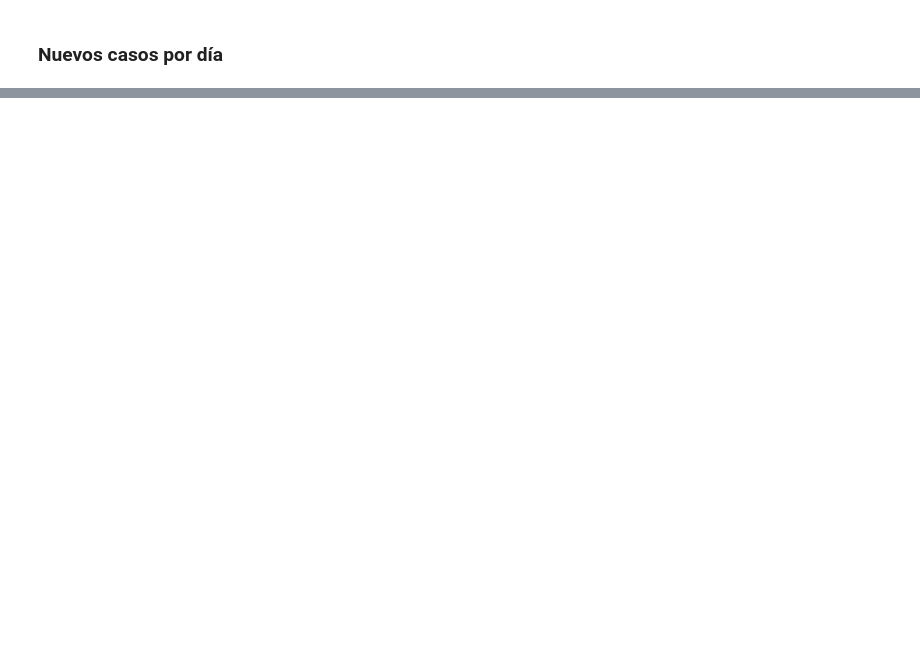
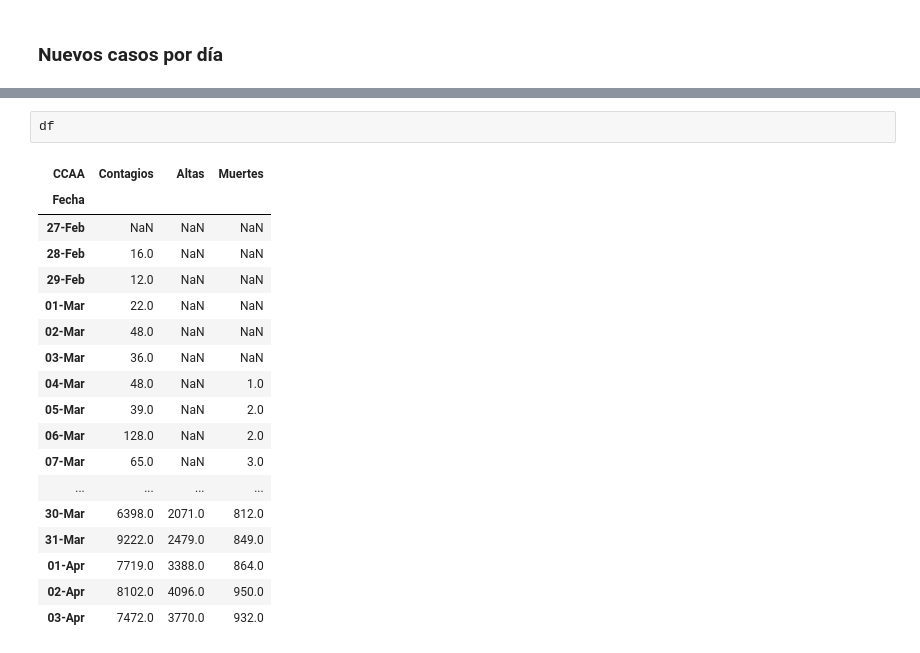
Before and after one commit to JVPA/Varios, a Jupyter notebook: COVID-19.ipynb, the cells around one changed output, grey strips where cells are left out. Saved outputs shown, nothing was run; the diff lists cells and outputs as text; blank space fills up the shorter version.

```diff
--- a/COVID-19.ipynb
+++ b/COVID-19.ipynb
@@ -116,0 +117,21 @@ Grafico = CrearGrafico(df, Pais, Ultima_Importacion, Tasa, df[-1:]['Contagios'].
+# %%
+df
+# %% [output]
+| CCAA | Contagios | Altas | Muertes |
+| Fecha |  |  |  |
+| 27-Feb | NaN | NaN | NaN |
+| 28-Feb | 16.0 | NaN | NaN |
+| 29-Feb | 12.0 | NaN | NaN |
+| 01-Mar | 22.0 | NaN | NaN |
+| 02-Mar | 48.0 | NaN | NaN |
+| 03-Mar | 36.0 | NaN | NaN |
+| 04-Mar | 48.0 | NaN | 1.0 |
+| 05-Mar | 39.0 | NaN | 2.0 |
+| 06-Mar | 128.0 | NaN | 2.0 |
+| 07-Mar | 65.0 | NaN | 3.0 |
+| ... | ... | ... | ... |
+| 30-Mar | 6398.0 | 2071.0 | 812.0 |
+| 31-Mar | 9222.0 | 2479.0 | 849.0 |
+| 01-Apr | 7719.0 | 3388.0 | 864.0 |
+| 02-Apr | 8102.0 | 4096.0 | 950.0 |
+| 03-Apr | 7472.0 | 3770.0 | 932.0 |
```
Also changed, not shown: parts of 2 cells of this notebook.
